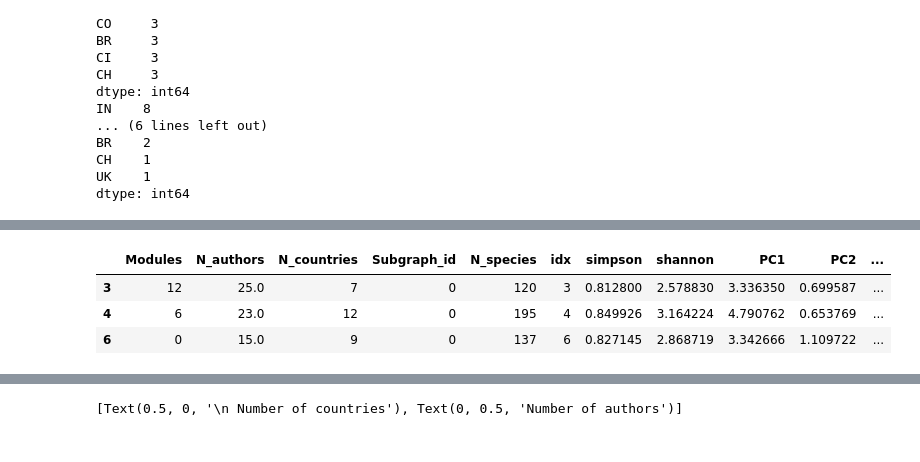
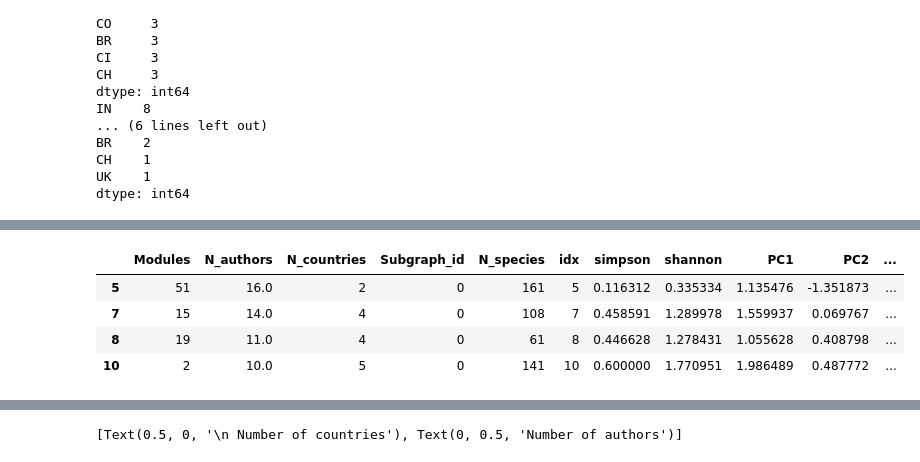
Before and after one commit to eunices/masters-thesis-code, a Jupyter notebook: 2020-08-31-jsa-type-v2-ch3-coauth/2019-11-07-coauthor-network-modularity.ipynb, the cells around one changed output, grey strips where cells are left out. Cells and saved outputs as stored; diff of their text form; code cells hidden in the pictures.

```diff
--- a/2020-08-31-jsa-type-v2-ch3-coauth/2019-11-07-coauthor-network-modularity.ipynb
+++ b/2020-08-31-jsa-type-v2-ch3-coauth/2019-11-07-coauthor-network-modularity.ipynb
@@ -615,11 +615,12 @@ countries_summary.sort_values('idx')
 | 57 | 57 | 2.0 | 1 | 44 | 5 | 57 | 0.000000 | -0.000000 | -1.060722 | -0.324568 | ... |
 | 58 | 58 | 2.0 | 1 | 45 | 3 | 58 | 0.000000 | -0.000000 | -1.074714 | -0.313660 | ... |
 # %%
-countries_summary[countries_summary['KMeans group'] == 2]
+countries_summary[countries_summary['KMeans group'] == 5]
 # %% [output]
 |  | Modules | N_authors | N_countries | Subgraph_id | N_species | idx | simpson | shannon | PC1 | PC2 | ... |
-| 3 | 12 | 25.0 | 7 | 0 | 120 | 3 | 0.812800 | 2.578830 | 3.336350 | 0.699587 | ... |
-| 4 | 6 | 23.0 | 12 | 0 | 195 | 4 | 0.849926 | 3.164224 | 4.790762 | 0.653769 | ... |
-| 6 | 0 | 15.0 | 9 | 0 | 137 | 6 | 0.827145 | 2.868719 | 3.342666 | 1.109722 | ... |
+| 5 | 51 | 16.0 | 2 | 0 | 161 | 5 | 0.116312 | 0.335334 | 1.135476 | -1.351873 | ... |
+| 7 | 15 | 14.0 | 4 | 0 | 108 | 7 | 0.458591 | 1.289978 | 1.559937 | 0.069767 | ... |
+| 8 | 19 | 11.0 | 4 | 0 | 61 | 8 | 0.446628 | 1.278431 | 1.055628 | 0.408798 | ... |
+| 10 | 2 | 10.0 | 5 | 0 | 141 | 10 | 0.600000 | 1.770951 | 1.986489 | 0.487772 | ... |
 # %%
 # Test the function on module 0
```
Also changed, not shown: parts of 1 cell of this notebook, 3 other files.
